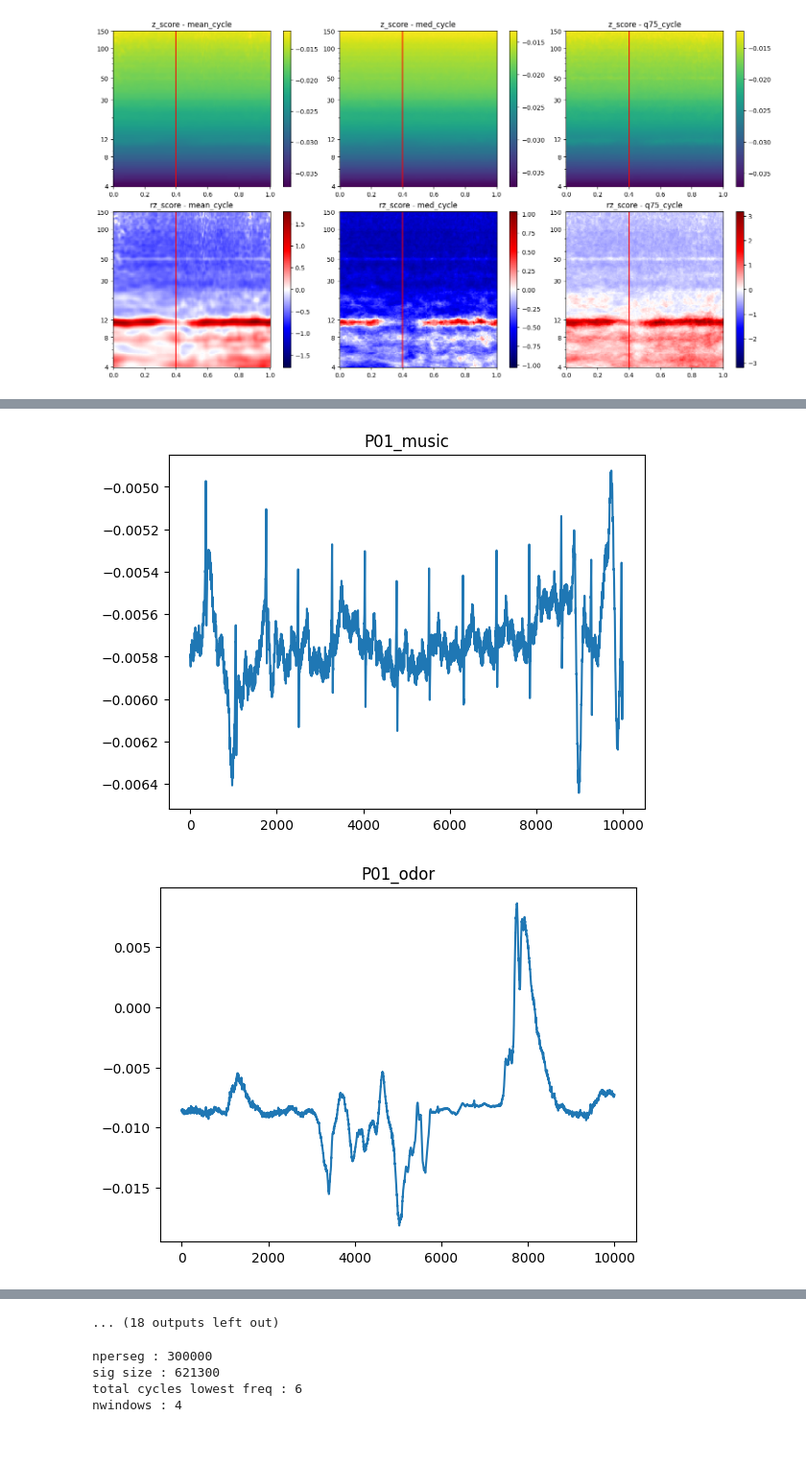
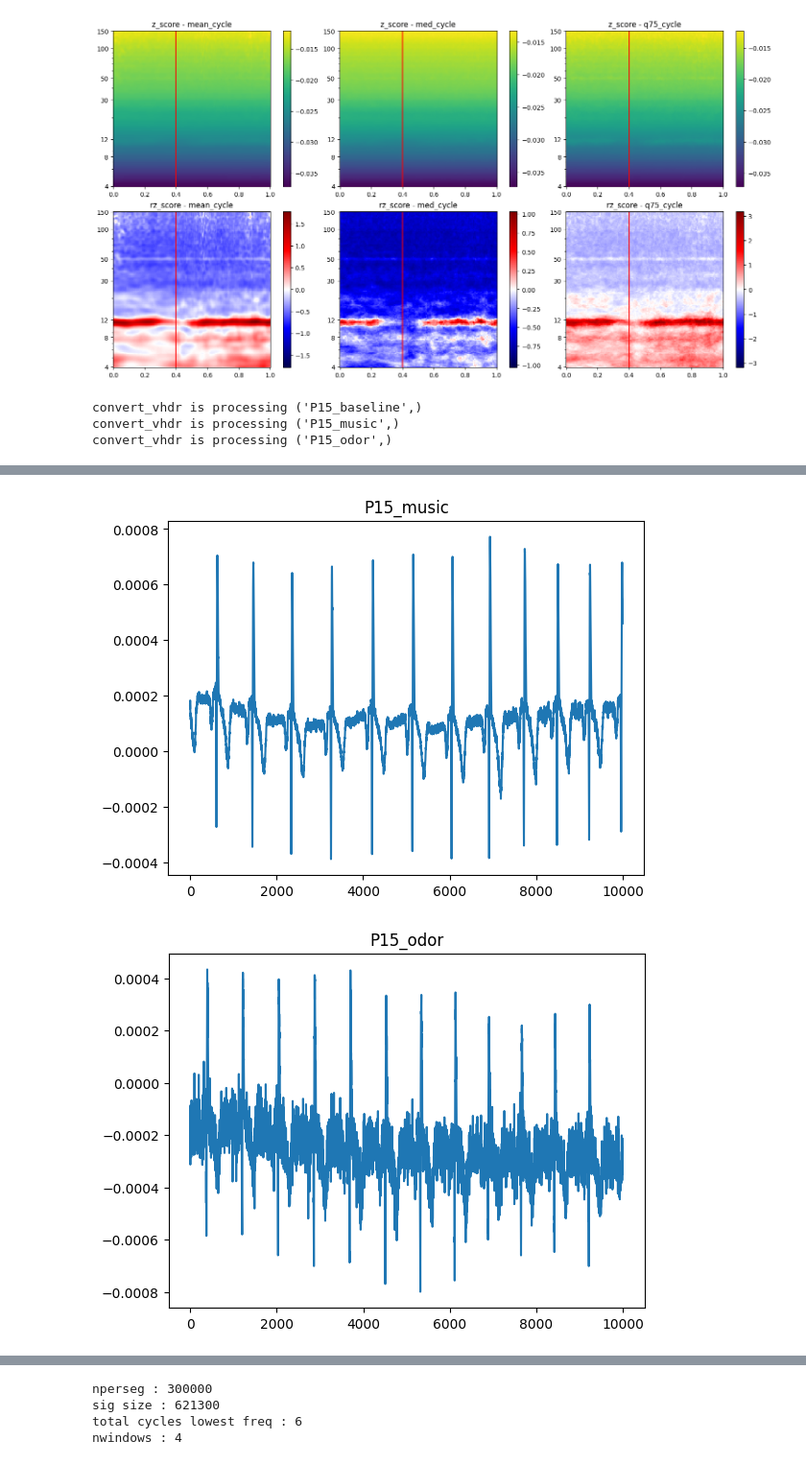
Before and after one commit to ValentinGhibaudo/Emosens_3, a Jupyter notebook: sandbox.ipynb, the cells around one changed output, grey strips where cells are left out. Shown at 96% size. Cells and saved outputs as stored; diff of their text form; code cells hidden in the pictures.

```diff
--- a/sandbox.ipynb
+++ b/sandbox.ipynb
@@ -118,9 +118,13 @@ for r,  baseline_mode in enumerate(power.coords['baseline_mode'].values):
 # %%
 
 # for run_key in run_keys:
-for run_key in ['P12_baseline','P12_music','P12_odor']:
+sub = 'P15'
+for run_key in [f'{sub}_baseline',f'{sub}_music',f'{sub}_odor']:
     ecg = convert_vhdr_job.get(run_key)['raw'].loc['ECG',0:10].values
     fig, ax = plt.subplots()
     ax.plot(ecg)
     ax.set_title(run_key)
 # %% [output]
+convert_vhdr is processing ('P15_baseline',)
+convert_vhdr is processing ('P15_music',)
+convert_vhdr is processing ('P15_odor',)
@@ -128,2 +132,2 @@ for run_key in ['P12_baseline','P12_music','P12_odor']:
-[figure, old version]
+[figure, new version]
-[figure, old version]
+[figure, new version]
@@ -139,4 +134,3 @@ for run_key in ['P12_baseline','P12_music','P12_odor']:
-... (18 outputs left out)
 # %%
 run_key = 'P01_baseline'
 
```
Also changed, not shown: parts of 1 cell of this notebook, 4 other files.
